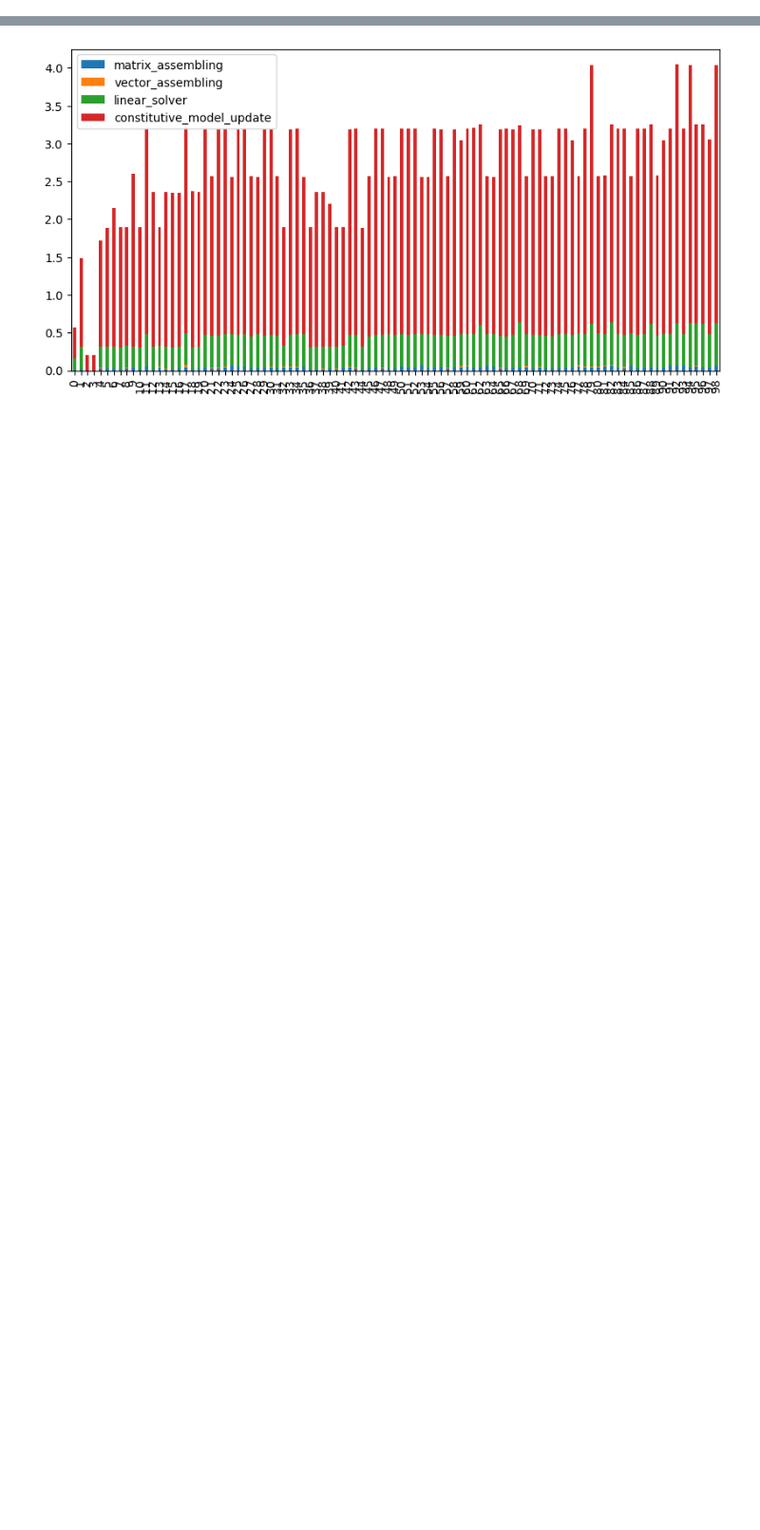
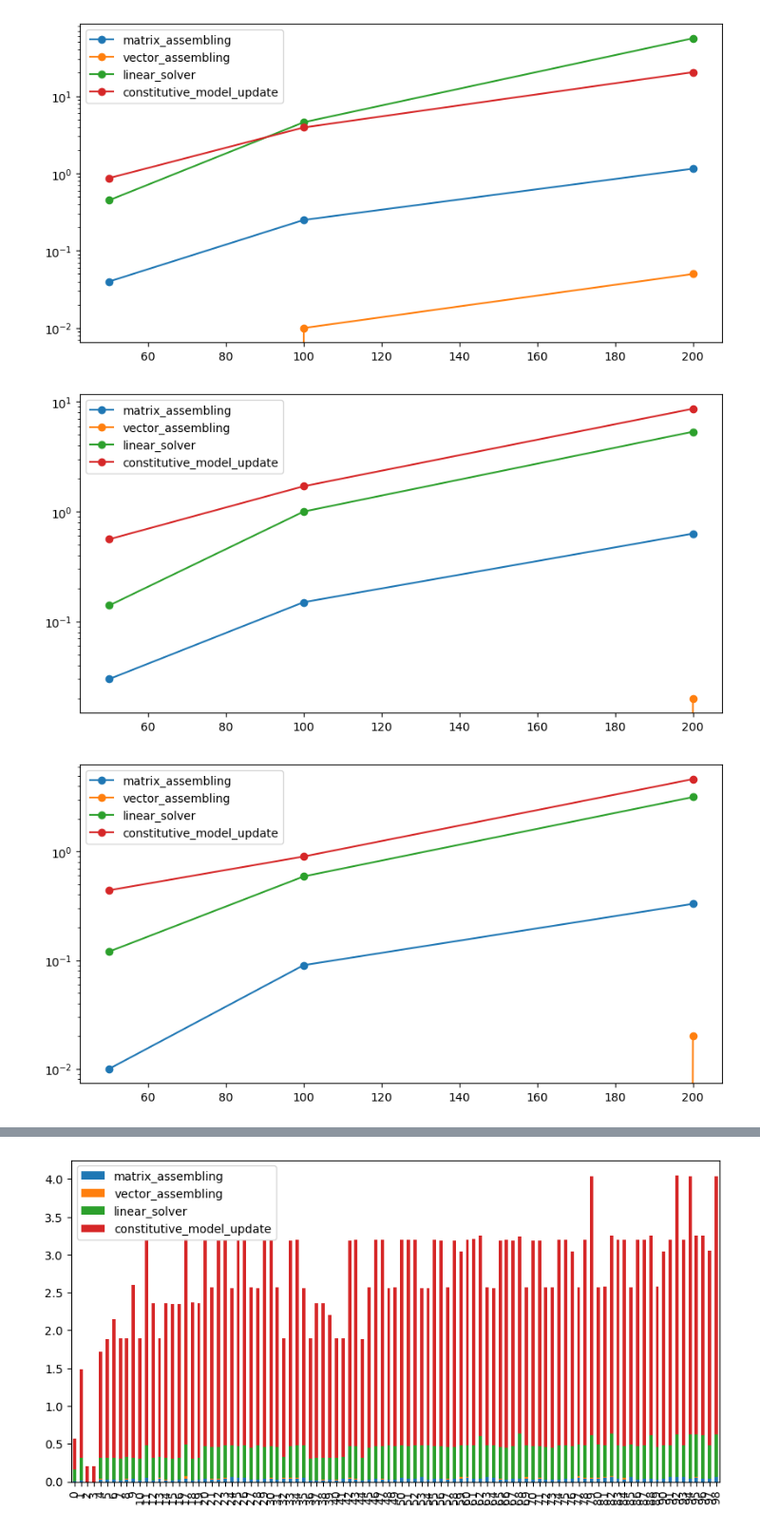
Before and after one commit to a-latyshev/dolfinx-external-operator, a Jupyter notebook: doc/demo/output_data/data_analysis.ipynb, the cells around one changed output, grey strips where cells are left out. Shown: that part at 95% size. Cells and saved outputs as stored; diff of their text form; code cells hidden in the pictures; blank space fills up the shorter version.

```diff
--- a/doc/demo/output_data/data_analysis.ipynb
+++ b/doc/demo/output_data/data_analysis.ipynb
@@ -64,0 +97,8 @@ n=8 linear solver = 0.8113131313131315 constituive_model_update = 2.151212121212
+# %%
+for i, n in enumerate(n_list):
+    fig, ax = plt.subplots(figsize=(10, 5))
+    n_data[i].plot(use_index=True, y=cols, marker='o', ax=ax, logy=True)
+# %% [output]
+[figure, added]
+[figure, added]
+[figure, added]
```
Also changed, not shown: parts of 8 cells of this notebook, 3 other files.
